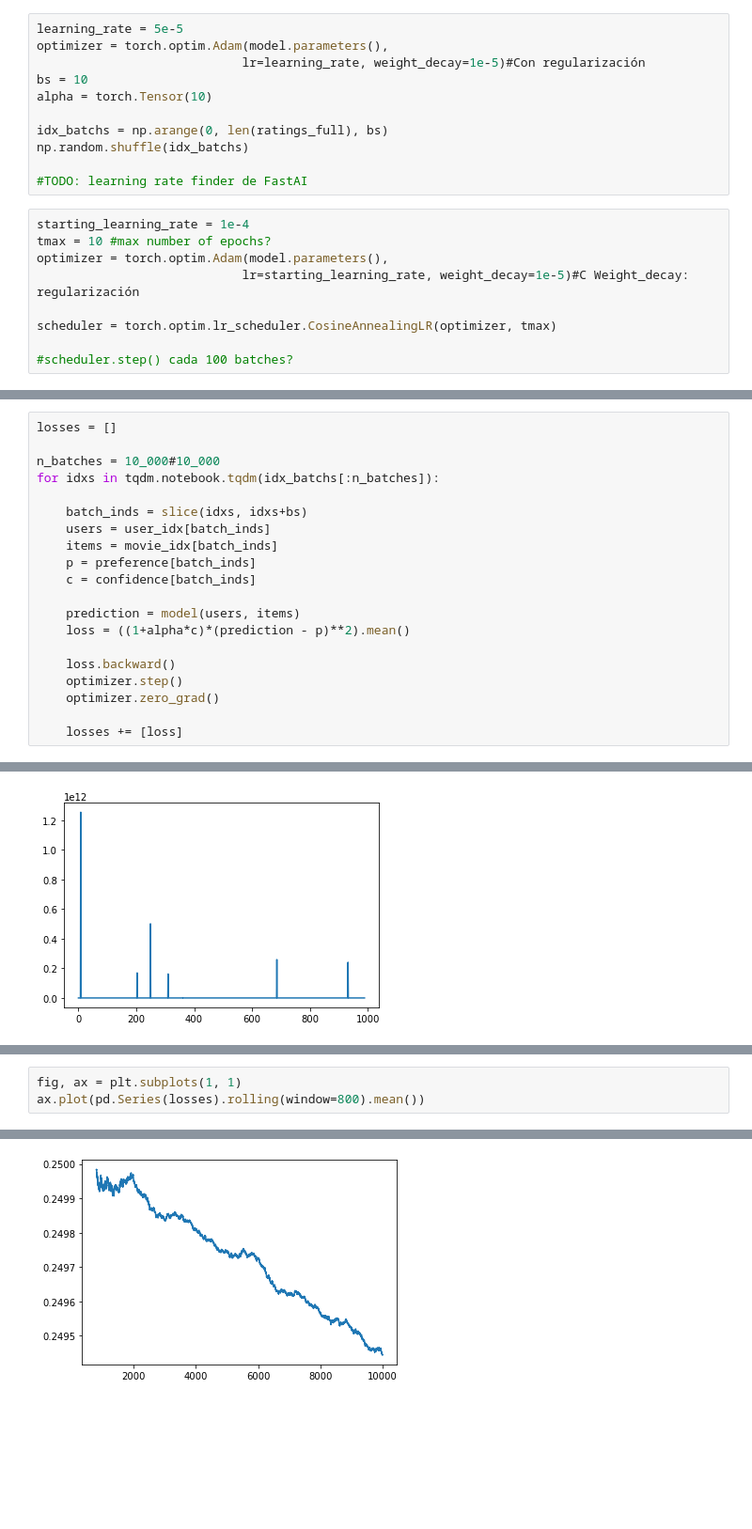
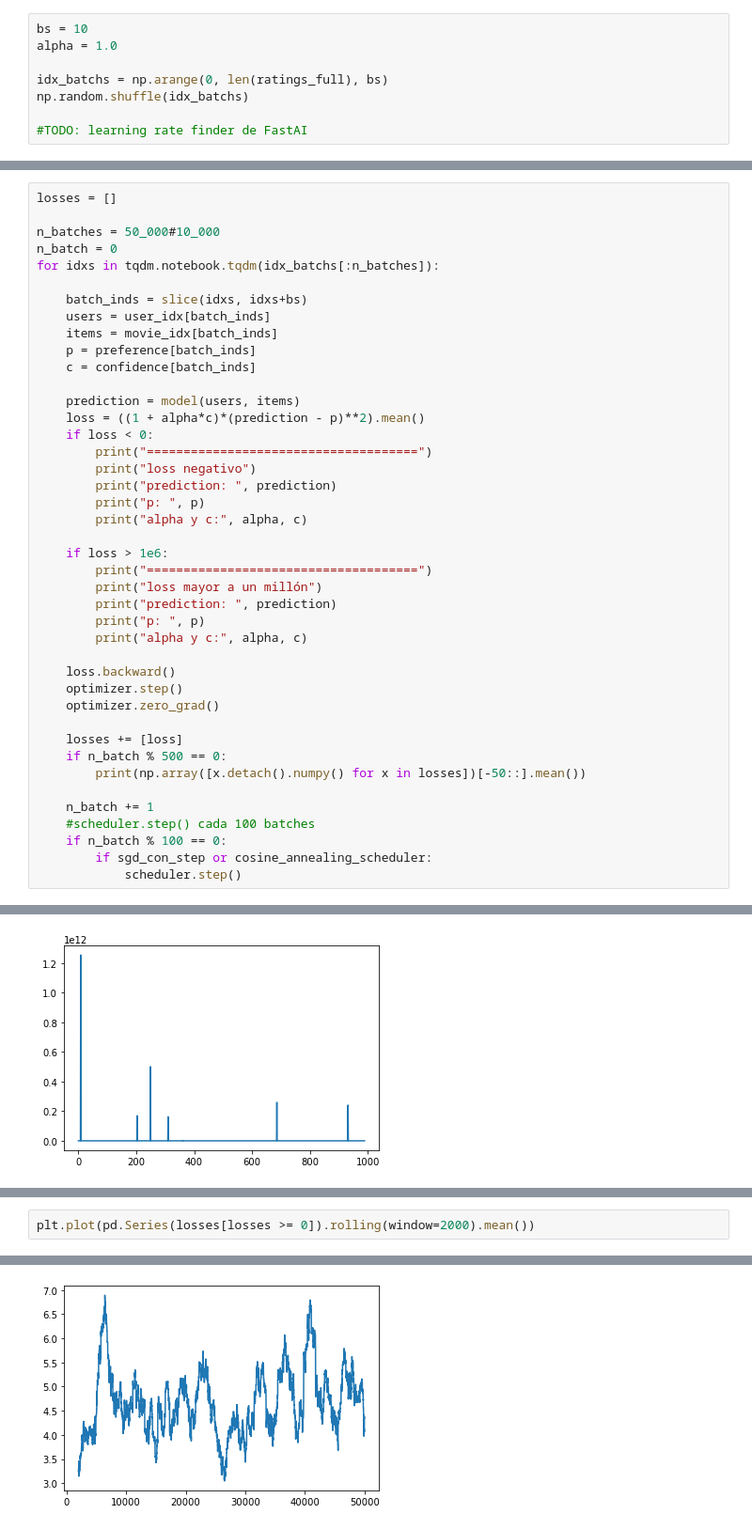
Before and after one commit to SpikeLab-CL/encodings_for_cold_start, a Jupyter notebook: modelo_final.ipynb, the cells around one changed output, grey strips where cells are left out. Shown at 94% size. Saved outputs shown, nothing was run; the diff lists cells and outputs as text; blank space fills up the shorter version.

```diff
--- a/modelo_final.ipynb
+++ b/modelo_final.ipynb
@@ -276,20 +274,8 @@ for epoch in range(num_epochs):
 # %%
-learning_rate = 5e-5
-optimizer = torch.optim.Adam(model.parameters(),
-                            lr=learning_rate, weight_decay=1e-5)#Con regularización
 bs = 10
-alpha = torch.Tensor(10)
+alpha = 1.0
 
 idx_batchs = np.arange(0, len(ratings_full), bs)
 np.random.shuffle(idx_batchs)
 
 #TODO: learning rate finder de FastAI
-# %%
-starting_learning_rate = 1e-4
-tmax = 10 #max number of epochs?
-optimizer = torch.optim.Adam(model.parameters(),
-                            lr=starting_learning_rate, weight_decay=1e-5)#C Weight_decay: regularización
-
-scheduler = torch.optim.lr_scheduler.CosineAnnealingLR(optimizer, tmax)
-
-#scheduler.step() cada 100 batches?
@@ -304,7 +288,8 @@ tensor([5480, 5481, 5482, 5483, 5484, 5485, 5486, 5487, 5488, 5489])
 # %%
 losses = []
 
-n_batches = 10_000#10_000
+n_batches = 50_000#10_000
+n_batch = 0
 for idxs in tqdm.notebook.tqdm(idx_batchs[:n_batches]):
 
     batch_inds = slice(idxs, idxs+bs)
@@ -314,12 +299,33 @@ for idxs in tqdm.notebook.tqdm(idx_batchs[:n_batches]):
     c = confidence[batch_inds]
 
     prediction = model(users, items)
-    loss = ((1+alpha*c)*(prediction - p)**2).mean()
+    loss = ((1 + alpha*c)*(prediction - p)**2).mean()
+    if loss < 0:
+        print("=====================================")
+        print("loss negativo")
+        print("prediction: ", prediction)
+        print("p: ", p)
+        print("alpha y c:", alpha, c)
+
+    if loss > 1e6:
+        print("=====================================")
+        print("loss mayor a un millón")
+        print("prediction: ", prediction)
+        print("p: ", p)
+        print("alpha y c:", alpha, c)
 
     loss.backward()
     optimizer.step()
     optimizer.zero_grad()
 
     losses += [loss]
+    if n_batch % 500 == 0:
+        print(np.array([x.detach().numpy() for x in losses])[-50::].mean())
+
+    n_batch += 1
+    #scheduler.step() cada 100 batches
+    if n_batch % 100 == 0:
+        if sgd_con_step or cosine_annealing_scheduler:
+            scheduler.step()
 # %% [output]
 [interactive output not drawn]
@@ -364,6 +387,5 @@ plt.plot(pd.Series(losses[losses >= 0]).rolling(window=800).mean())
 # %%
-fig, ax = plt.subplots(1, 1)
-ax.plot(pd.Series(losses).rolling(window=800).mean())
+plt.plot(pd.Series(losses[losses >= 0]).rolling(window=2000).mean())
 # %% [output]
 [<matplotlib.lines.Line2D at 0x...>]
-[figure, old version]
+[figure, new version]
```
Also changed, not shown: parts of 22 cells of this notebook, 1 other file.
